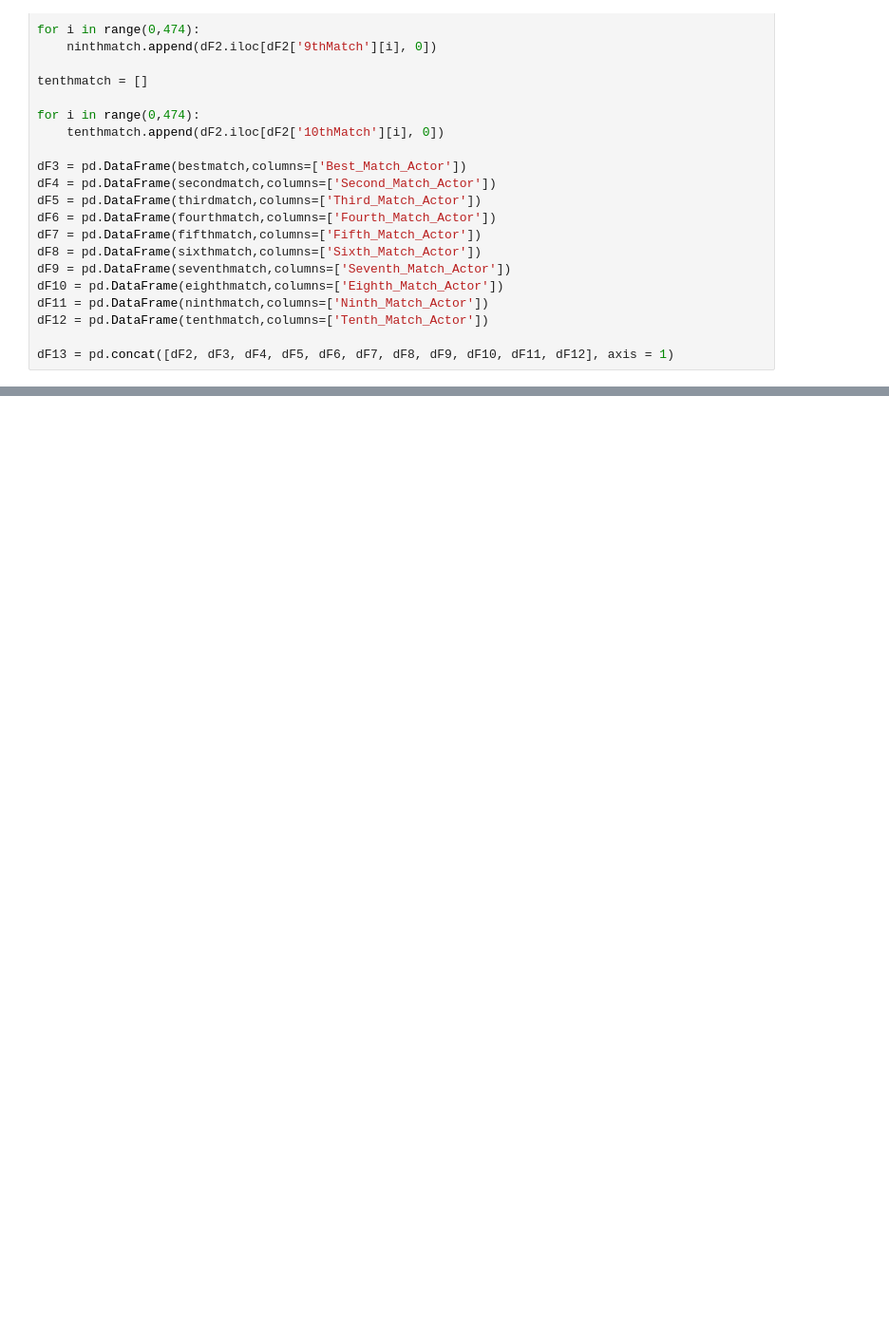
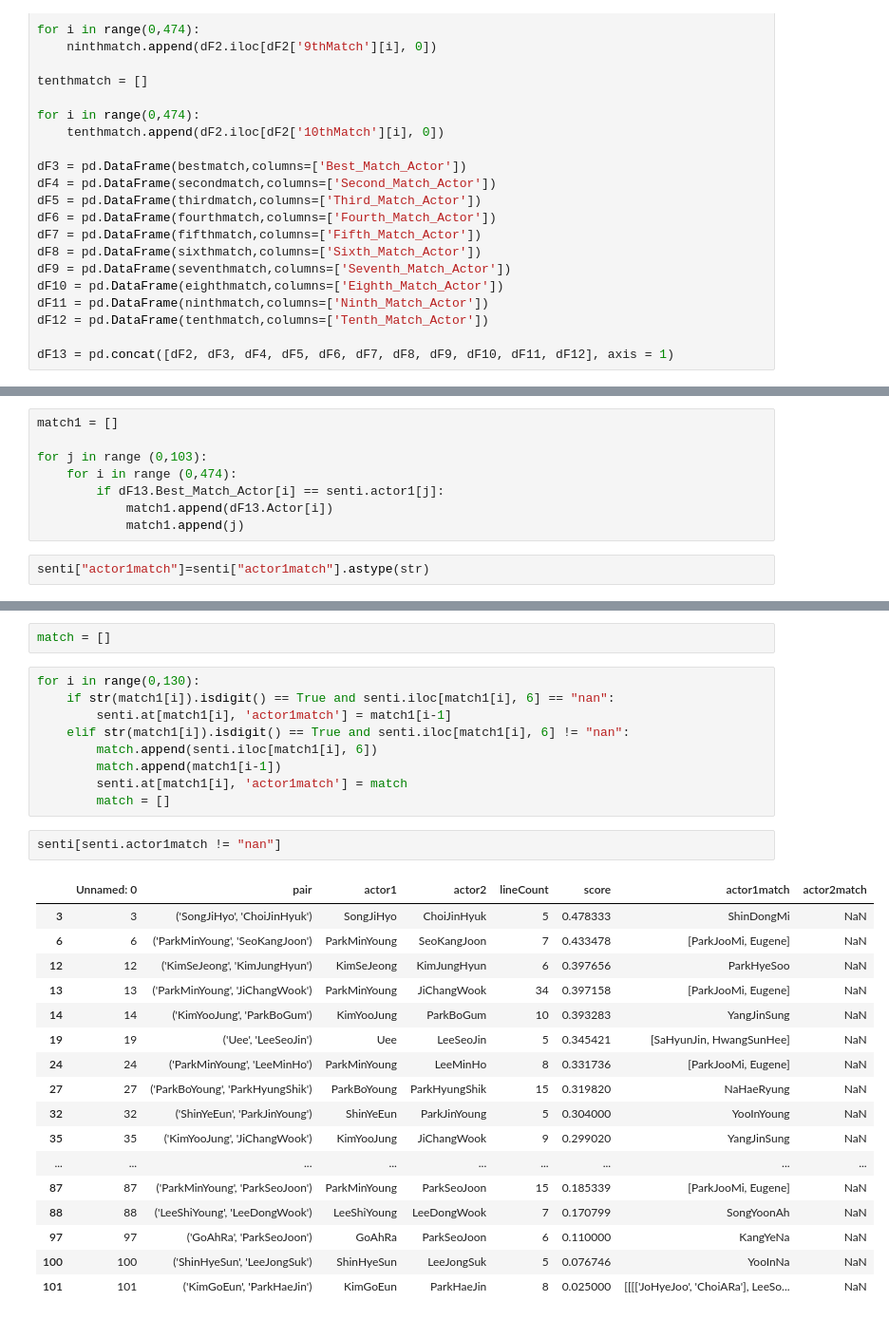
Before and after one commit to valencialie11/cz1016_kdrama, a Jupyter notebook: facial_similarity.ipynb, the cells around one changed output, grey strips where cells are left out. Shown: that part at 95% size. Saved outputs shown, nothing was run; the diff lists cells and outputs as text; blank space fills up the shorter version.

```diff
--- a/facial_similarity.ipynb
+++ b/facial_similarity.ipynb
@@ -396,0 +383,10 @@ dF13
+# %%
+match1 = []
+
+for j in range (0,103):
+    for i in range (0,474):
+        if dF13.Best_Match_Actor[i] == senti.actor1[j]:
+            match1.append(dF13.Actor[i])
+            match1.append(j)
+# %%
+senti["actor1match"]=senti["actor1match"].astype(str)
@@ -396,0 +417,31 @@ dF13
+# %%
+match = []
+# %%
+for i in range(0,130):
+    if str(match1[i]).isdigit() == True and senti.iloc[match1[i], 6] == "nan":
+        senti.at[match1[i], 'actor1match'] = match1[i-1]
+    elif str(match1[i]).isdigit() == True and senti.iloc[match1[i], 6] != "nan":
+        match.append(senti.iloc[match1[i], 6])
+        match.append(match1[i-1])
+        senti.at[match1[i], 'actor1match'] = match
+        match = []
+# %%
+senti[senti.actor1match != "nan"]
+# %% [output]
+|  | Unnamed: 0 | pair | actor1 | actor2 | lineCount | score | actor1match | actor2match |
+| 3 | 3 | ('SongJiHyo', 'ChoiJinHyuk') | SongJiHyo | ChoiJinHyuk | 5 | 0.478333 | ShinDongMi | NaN |
+| 6 | 6 | ('ParkMinYoung', 'SeoKangJoon') | ParkMinYoung | SeoKangJoon | 7 | 0.433478 | [ParkJooMi, Eugene] | NaN |
+| 12 | 12 | ('KimSeJeong', 'KimJungHyun') | KimSeJeong | KimJungHyun | 6 | 0.397656 | ParkHyeSoo | NaN |
+| 13 | 13 | ('ParkMinYoung', 'JiChangWook') | ParkMinYoung | JiChangWook | 34 | 0.397158 | [ParkJooMi, Eugene] | NaN |
+| 14 | 14 | ('KimYooJung', 'ParkBoGum') | KimYooJung | ParkBoGum | 10 | 0.393283 | YangJinSung | NaN |
+| 19 | 19 | ('Uee', 'LeeSeoJin') | Uee | LeeSeoJin | 5 | 0.345421 | [SaHyunJin, HwangSunHee] | NaN |
+| 24 | 24 | ('ParkMinYoung', 'LeeMinHo') | ParkMinYoung | LeeMinHo | 8 | 0.331736 | [ParkJooMi, Eugene] | NaN |
+| 27 | 27 | ('ParkBoYoung', 'ParkHyungShik') | ParkBoYoung | ParkHyungShik | 15 | 0.319820 | NaHaeRyung | NaN |
+| 32 | 32 | ('ShinYeEun', 'ParkJinYoung') | ShinYeEun | ParkJinYoung | 5 | 0.304000 | YooInYoung | NaN |
+| 35 | 35 | ('KimYooJung', 'JiChangWook') | KimYooJung | JiChangWook | 9 | 0.299020 | YangJinSung | NaN |
+| ... | ... | ... | ... | ... | ... | ... | ... | ... |
+| 87 | 87 | ('ParkMinYoung', 'ParkSeoJoon') | ParkMinYoung | ParkSeoJoon | 15 | 0.185339 | [ParkJooMi, Eugene] | NaN |
+| 88 | 88 | ('LeeShiYoung', 'LeeDongWook') | LeeShiYoung | LeeDongWook | 7 | 0.170799 | SongYoonAh | NaN |
+| 97 | 97 | ('GoAhRa', 'ParkSeoJoon') | GoAhRa | ParkSeoJoon | 6 | 0.110000 | KangYeNa | NaN |
+| 100 | 100 | ('ShinHyeSun', 'LeeJongSuk') | ShinHyeSun | LeeJongSuk | 5 | 0.076746 | YooInNa | NaN |
+| 101 | 101 | ('KimGoEun', 'ParkHaeJin') | KimGoEun | ParkHaeJin | 8 | 0.025000 | [[[['JoHyeJoo', 'ChoiARa'], LeeSo... | NaN |
```
Also changed, not shown: parts of 34 cells of this notebook.
